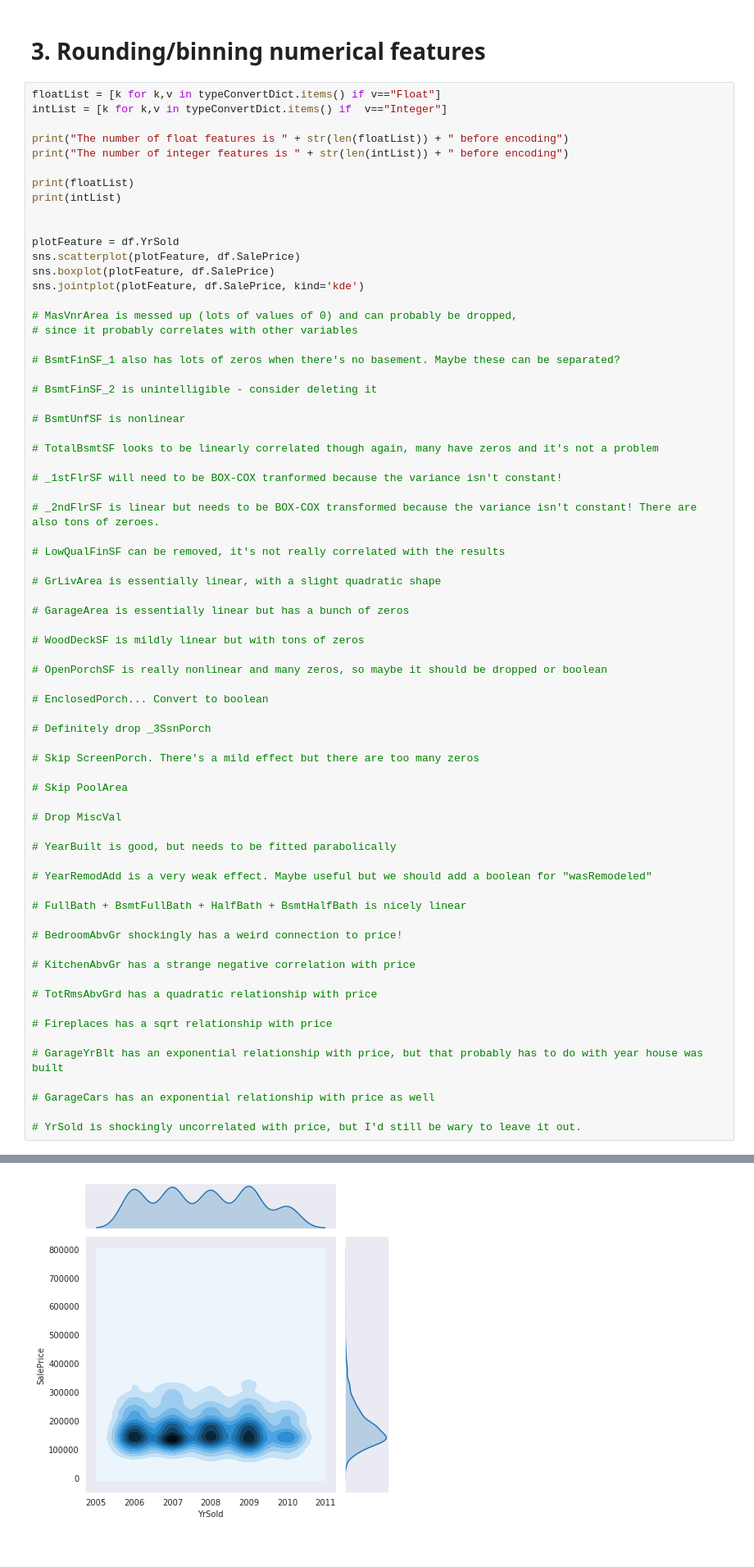
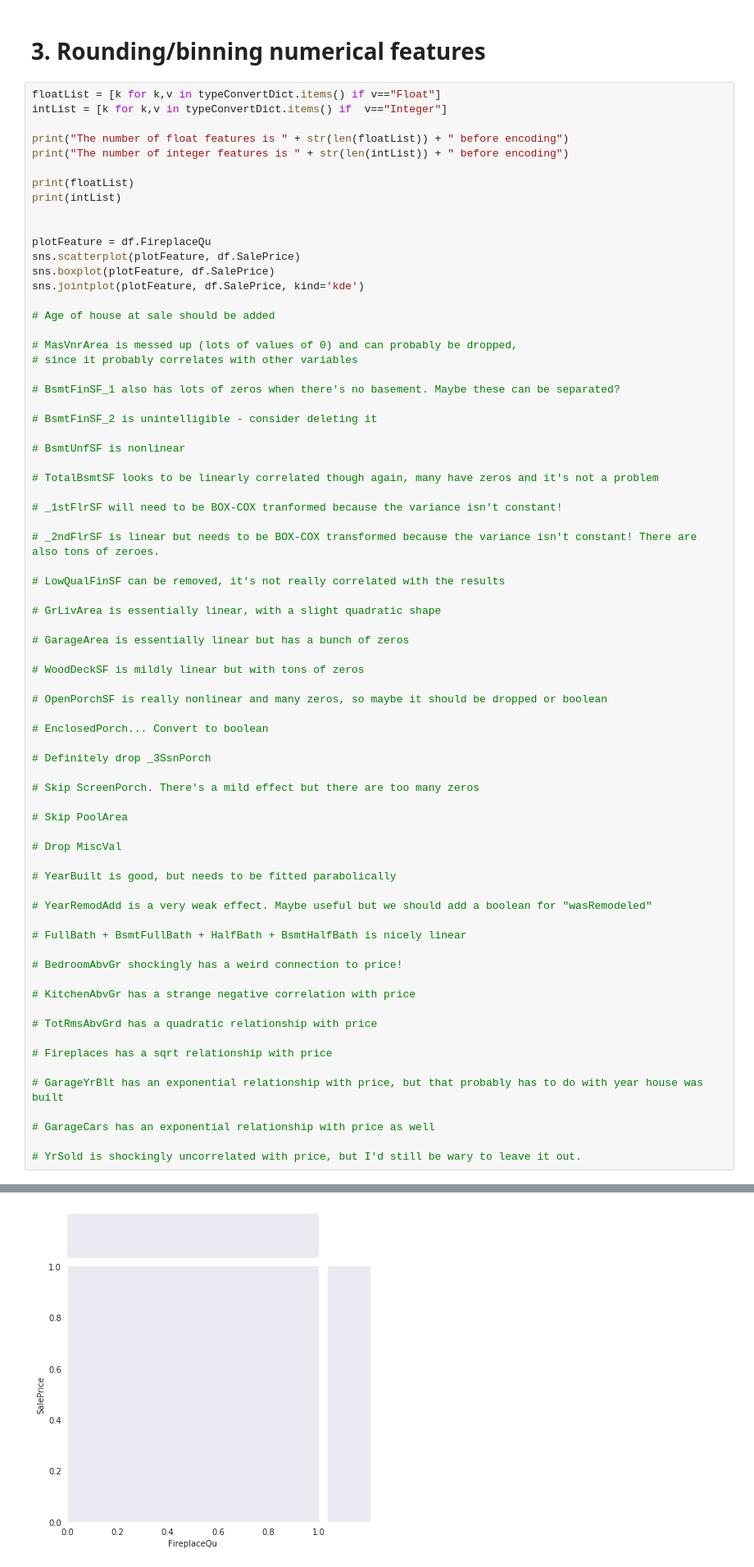
Before and after one commit to InterferencePattern/MST-housing-price-prediction, a Jupyter notebook: 1-FeatureEngineering_James.ipynb, the cells around one changed output, grey strips where cells are left out. Shown at 82% size. Saved outputs shown, nothing was run; the diff lists cells and outputs as text.

```diff
--- a/1-FeatureEngineering_James.ipynb
+++ b/1-FeatureEngineering_James.ipynb
@@ -252,10 +263,12 @@ print(floatList)
 print(intList)
 
 
-plotFeature = df.YrSold
+plotFeature = df.FireplaceQu
 sns.scatterplot(plotFeature, df.SalePrice)
 sns.boxplot(plotFeature, df.SalePrice)
 sns.jointplot(plotFeature, df.SalePrice, kind='kde')
+
+# Age of house at sale should be added
 
 # MasVnrArea is messed up (lots of values of 0) and can probably be dropped,
 # since it probably correlates with other variables
@@ -321,4 +334,4 @@ The number of integer features is 13 before encoding
-[figure, old version]
+[figure, new version]
 # %% [markdown]
 # 4. Impute missing data
 # %% [markdown]
```
Also changed, not shown: parts of 7 cells of this notebook.
